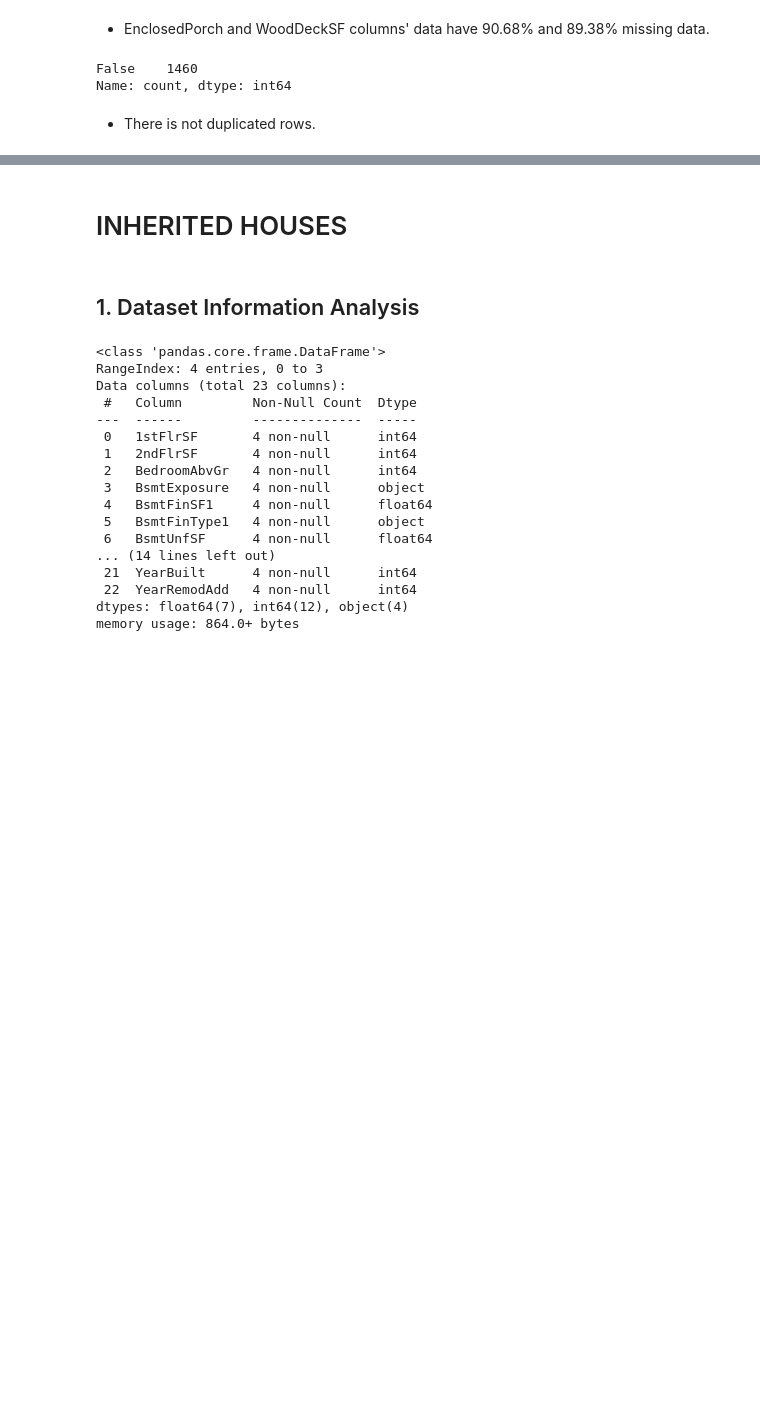
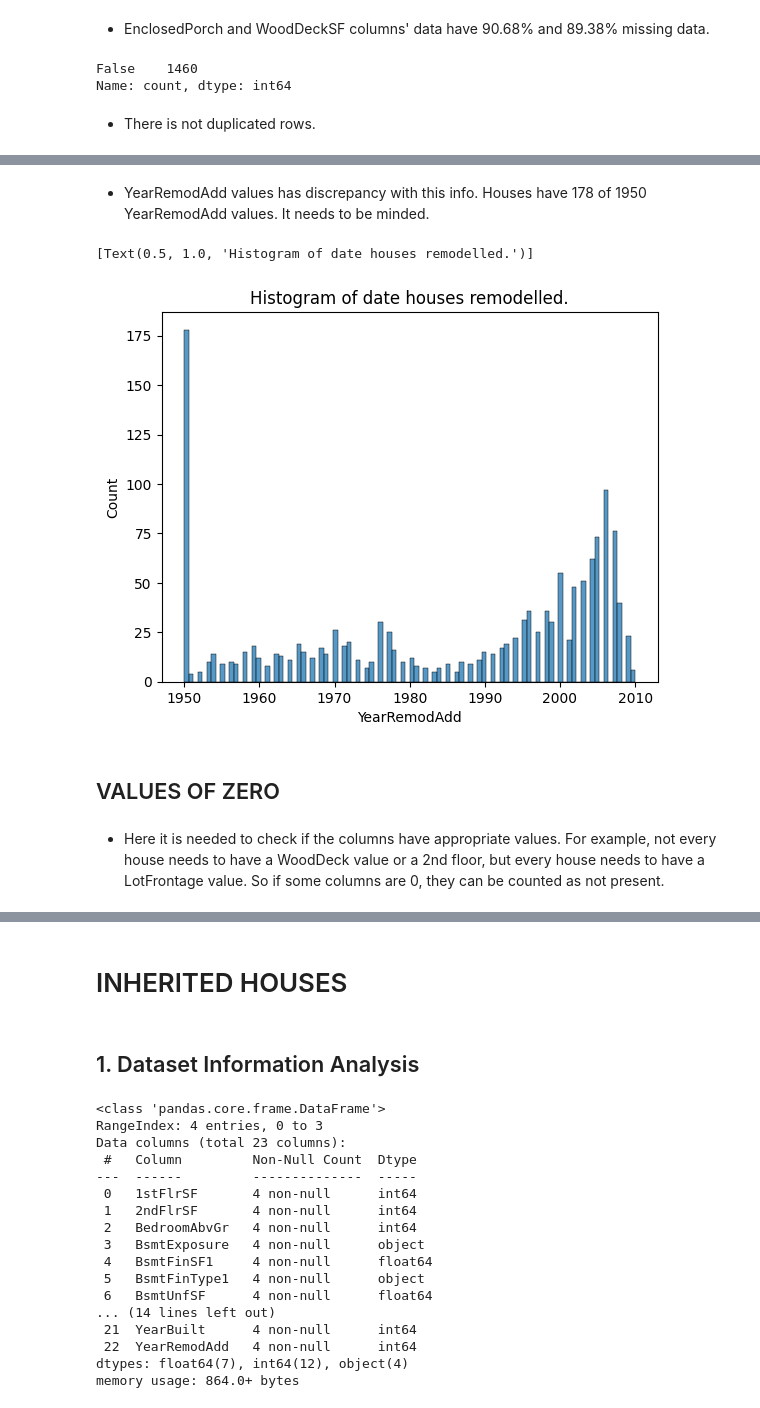
Before and after one commit to aksurcos/P5-Heritage-Housing, a Jupyter notebook: jupyter_notebooks/02_data_inspection.ipynb, the cells around one changed output, grey strips where cells are left out. Saved outputs shown, nothing was run; the diff lists cells and outputs as text; code cells hidden in the pictures; blank space fills up the shorter version.

```diff
--- a/jupyter_notebooks/02_data_inspection.ipynb
+++ b/jupyter_notebooks/02_data_inspection.ipynb
@@ -226,0 +337,11 @@ Name: count, dtype: int64
+# %% [markdown]
+- YearRemodAdd values has discrepancy with this info. Houses have 178 of 1950 YearRemodAdd values. It needs to be minded.
+# %%
+sns.histplot(x="YearRemodAdd", data=house_prices_df, bins=100).set(title='Histogram of date houses remodelled.')
+# %% [output]
+[Text(0.5, 1.0, 'Histogram of date houses remodelled.')]
+[figure, added]
+# %% [markdown]
+## VALUES OF ZERO
+# %% [markdown]
+- Here it is needed to check if the columns have appropriate values. For example, not every house needs to have a WoodDeck value or a 2nd floor, but every house needs to have a LotFrontage value. So if some columns are 0, they can be counted as not present.
```
Also changed, not shown: parts of 11 cells of this notebook, 1 other file.
